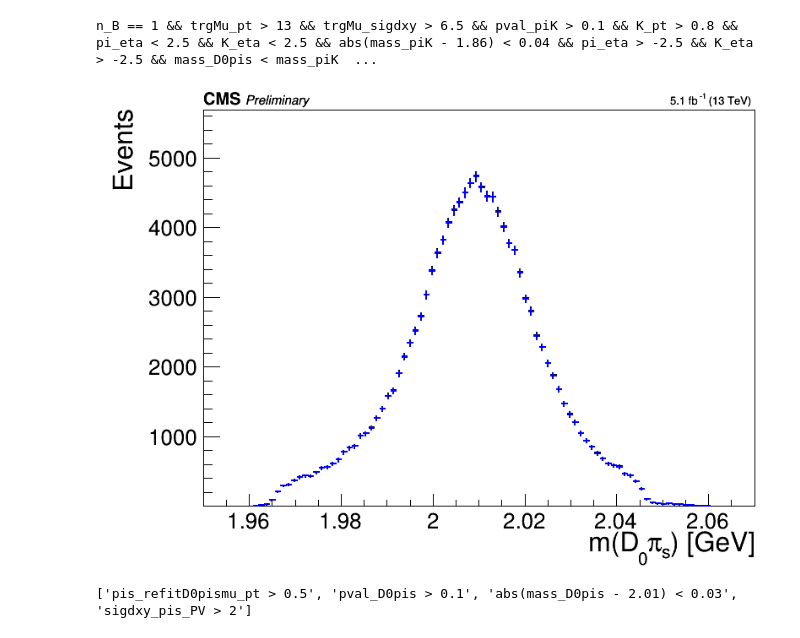
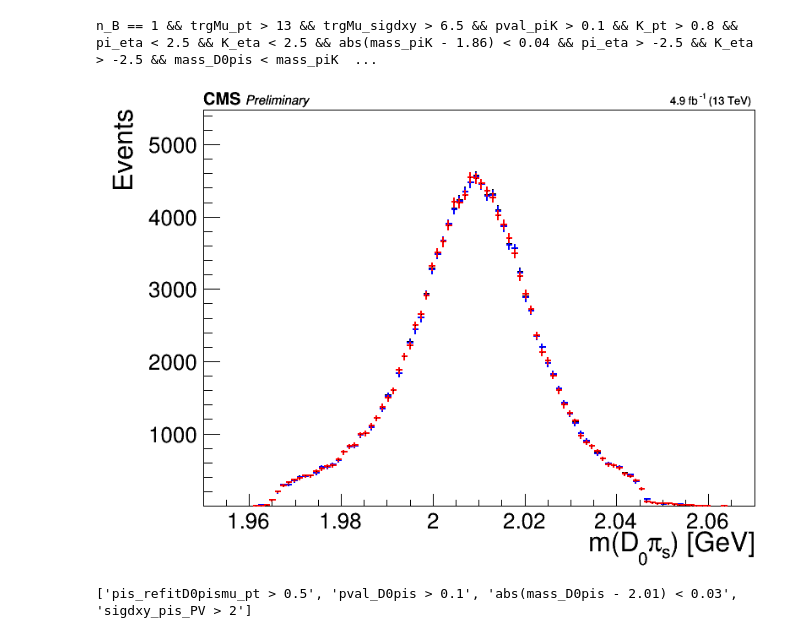
Before and after one commit to ocerri/BPH_RD_Analysis, a Jupyter notebook: plot_scripts/B2DstMU_study_v0.ipynb, the cells around one changed output. Cells and saved outputs as stored; diff of their text form; code cells hidden in the pictures.

```diff
--- a/plot_scripts/B2DstMU_study_v0.ipynb
+++ b/plot_scripts/B2DstMU_study_v0.ipynb
@@ -51,7 +51,7 @@ ops = {'>': operator.gt, '<': operator.lt, }
 dataDir = '../data/cmsRD'
 datasets_loc = []
 
-datasets_loc += glob(dataDir + '/ParkingBPH1/*2018D-*B2DstMu_191025*')
+datasets_loc += glob(dataDir + '/ParkingBPH1/Run2018D-05May2019promptD-v1_RDntuplizer_B2DstMu_191104_CAND.root')
 # %%
 lumi_tot, lumi_dic = getLumiReport(datasets_loc)
 CMS_lumi.integrated_lumi = lumi_tot
@@ -187,23 +185,28 @@ n_B == 1 && trgMu_pt > 13 && trgMu_sigdxy > 6.5 && pval_piK > 0.1 && K_pt > 0.8
 # %%
 h = create_TH1D(np.zeros(0), name='h',
                 title='',
                 axis_title=['m(D_{0}#pi_{s}) [GeV]', 'Events'],
                 binning=[100, 1.95, 2.07]
                )
 tree.Project('h', 'mass_D0pis', cut_str)
 h.Sumw2()
 
 h2 = create_TH1D(np.zeros(0), name='h2', binning=h.binning)
 tree.Project('h2', 'mass_D0pis', cut_str + '&& sigdxy_vtxD0pismu_PV > 3')
 h2.Sumw2()
 h2.SetLineColor(rt.kBlue)
 
-c = drawOnCMSCanvas(CMS_lumi, [h, h2], 'same')
+h3 = create_TH1D(np.zeros(0), name='h3', binning=h.binning)
+tree.Project('h3', 'mass_D0pis_refitD0pismu', cut_str)
+h3.Sumw2()
+h3.SetLineColor(rt.kRed)
+
+c = drawOnCMSCanvas(CMS_lumi, [h, h2, h3], 'same')
 c.Draw()
 # c.SetLogy()
 h.GetYaxis().SetRangeUser(0.9, 1.2*h.GetMaximum())
 # %% [output]
-[figure, old version]
+[figure, new version]
 # %%
 cut_D0pis += ['abs(mass_D0pis - 2.01) < 0.03']
 cut_D0pis = list(dict.fromkeys(cut_D0pis))
```
Also changed, not shown: parts of 10 cells of this notebook, 9 other files.
